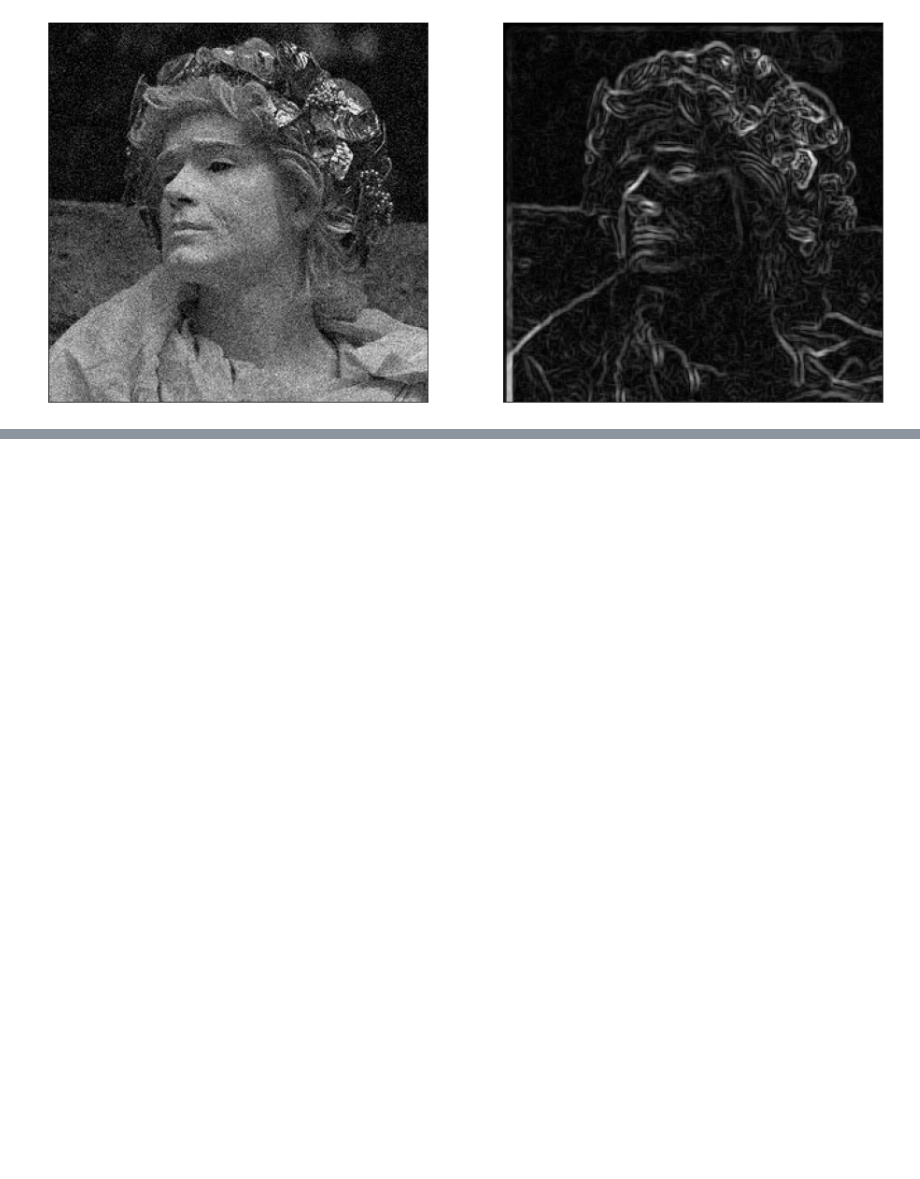
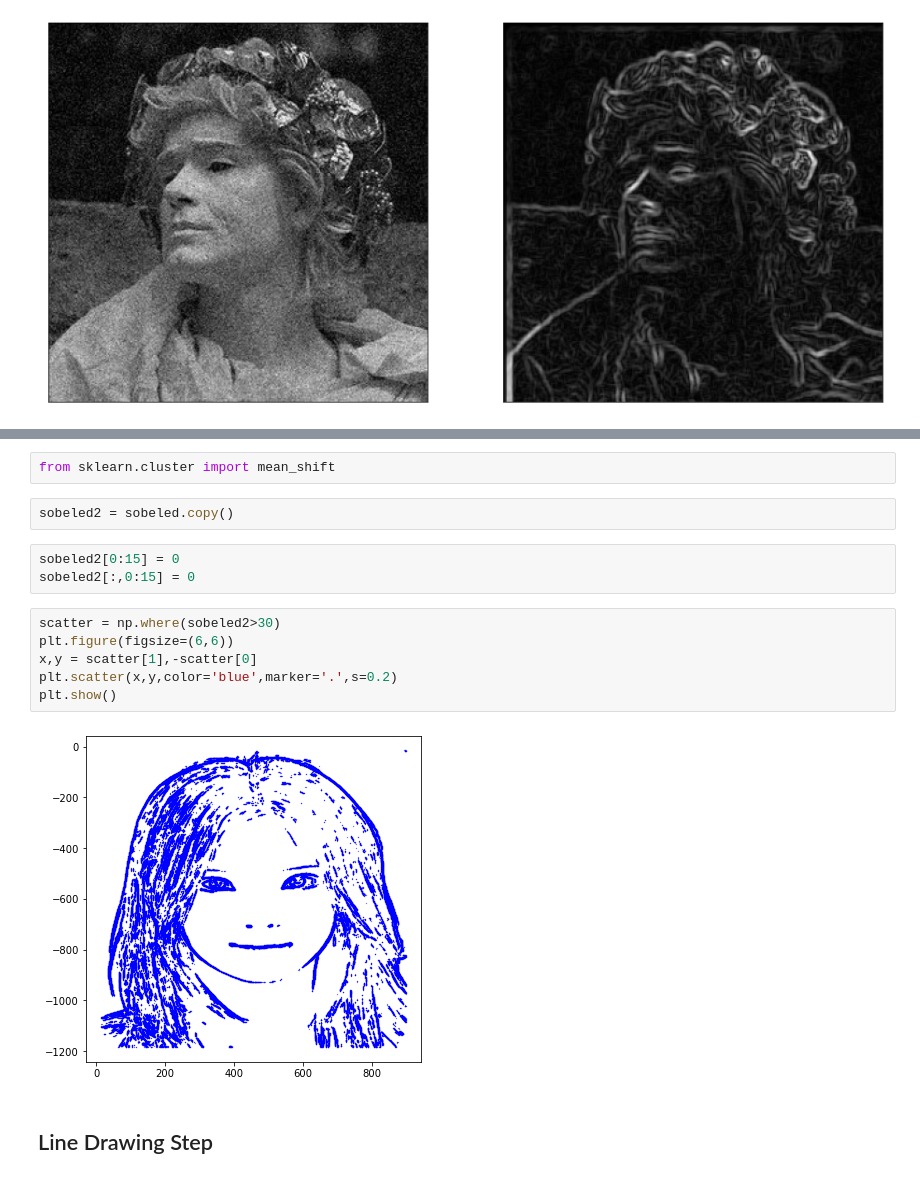
Before and after one commit to sahassawat-u/line-drawing-dft, a Jupyter notebook: line_drawing.ipynb, the cells around one changed output, grey strips where cells are left out. Cells and saved outputs as stored; diff of their text form; blank space fills up the shorter version.

Commit message:
line drawing step

```diff
--- a/line_drawing.ipynb
+++ b/line_drawing.ipynb
@@ -194,0 +207,17 @@ Threshold
+# %%
+from sklearn.cluster import mean_shift
+# %%
+sobeled2 = sobeled.copy()
+# %%
+sobeled2[0:15] = 0
+sobeled2[:,0:15] = 0
+# %%
+scatter = np.where(sobeled2>30)
+plt.figure(figsize=(6,6))
+x,y = scatter[1],-scatter[0]
+plt.scatter(x,y,color='blue',marker='.',s=0.2)
+plt.show()
+# %% [output]
+[figure, added]
+# %% [markdown]
+## Line Drawing Step
```
Also changed, not shown: parts of 18 cells of this notebook, 2 other files.
